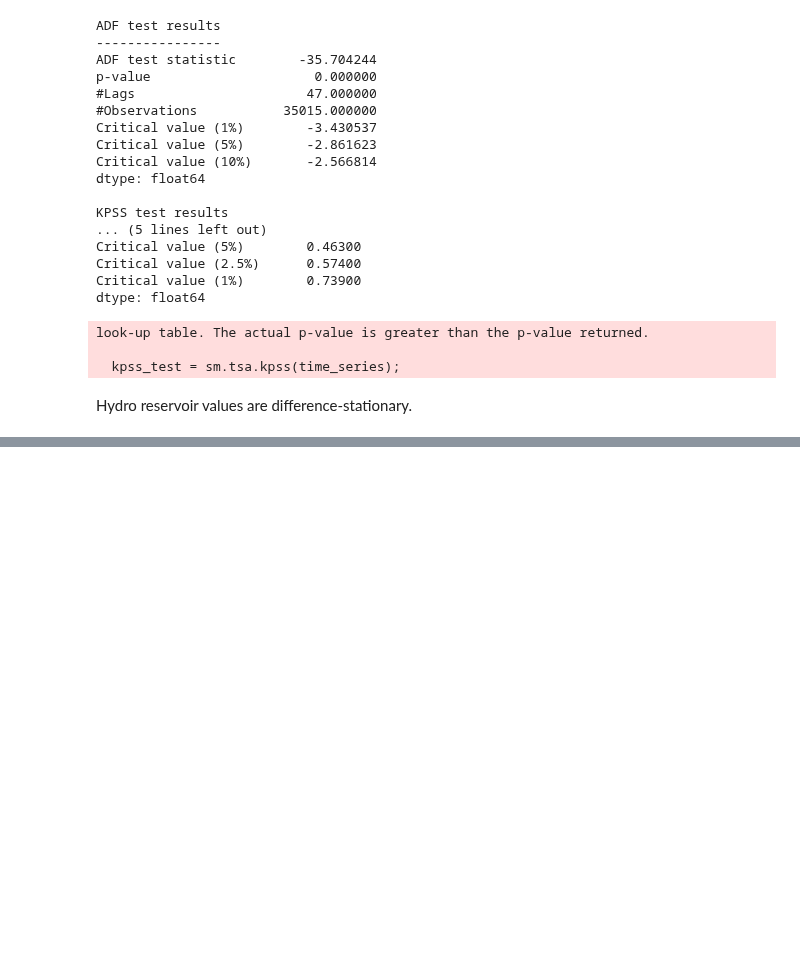
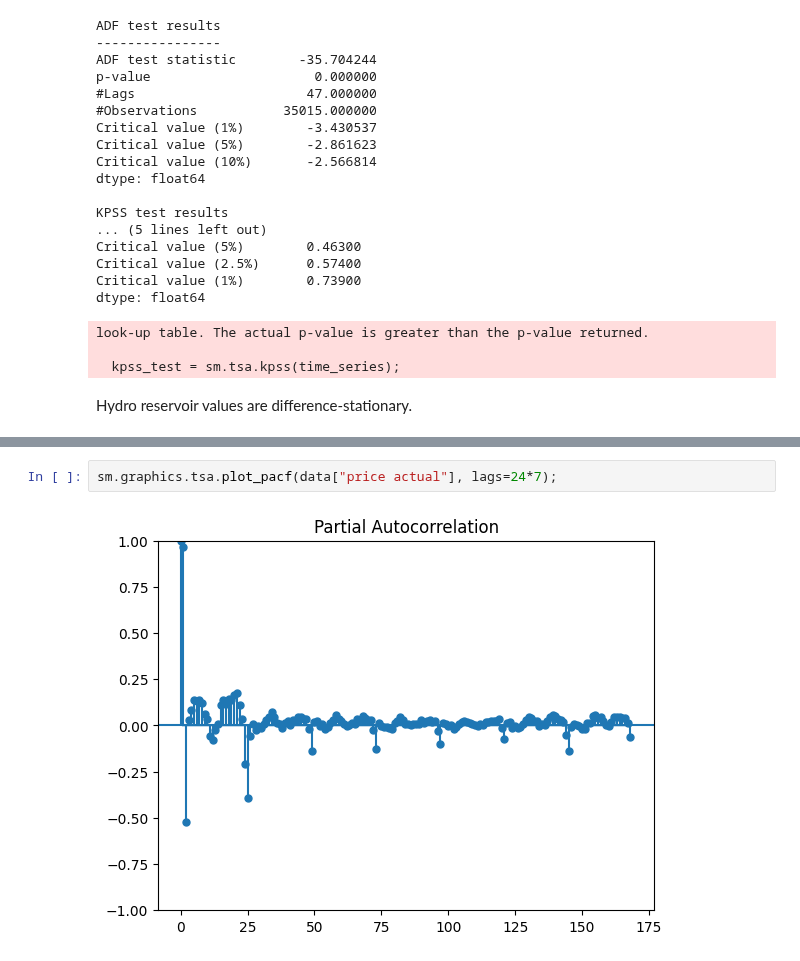
Before and after one commit to MiguelLoureiro98/EnergyForecasting, a Jupyter notebook: src/notebooks/hourly_forecasting/time_series_analysis.ipynb, the cells around one changed output, grey strips where cells are left out. Cells and saved outputs as stored; diff of their text form; blank space fills up the shorter version.

```diff
--- a/src/notebooks/hourly_forecasting/time_series_analysis.ipynb
+++ b/src/notebooks/hourly_forecasting/time_series_analysis.ipynb
@@ -247,0 +667,4 @@ Hydro reservoir values are difference-stationary.
+# %%
+sm.graphics.tsa.plot_pacf(data["price actual"], lags=24*7);
+# %% [output]
+[figure, added]
```
Also changed, not shown: parts of 38 cells of this notebook.
